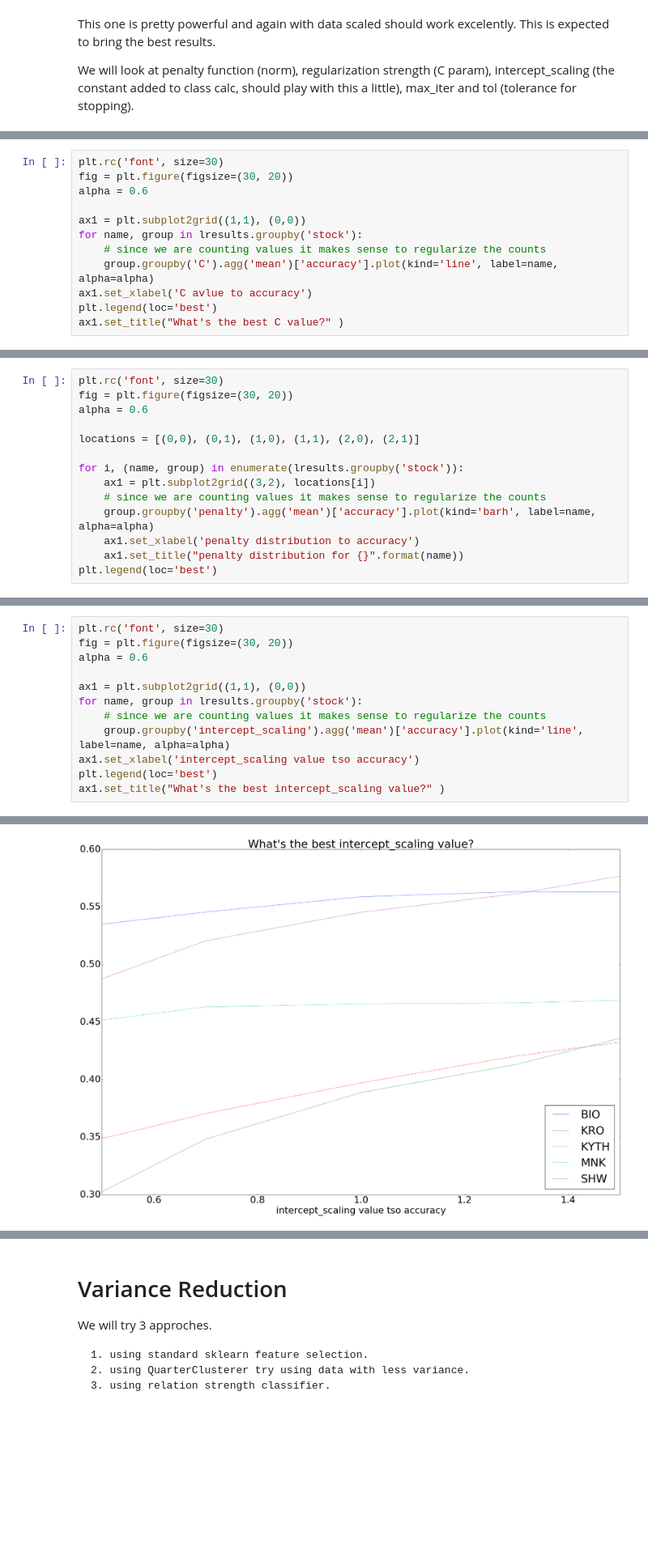
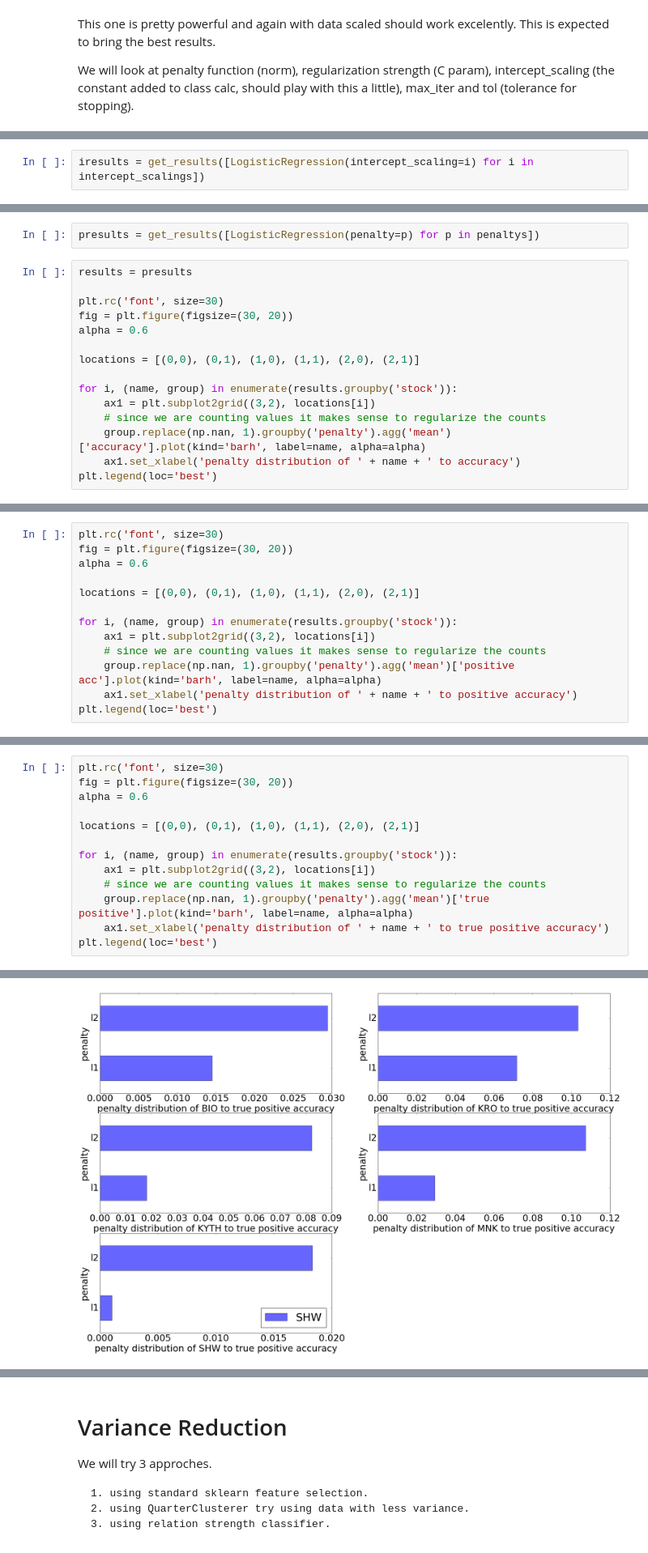
Before and after one commit to eytans/Stockifier, a Jupyter notebook: Logistic Regression.ipynb, the cells around one changed output, grey strips where cells are left out. Shown at 81% size. Drawn from its saved outputs; the diff is of its cells as text; blank space fills up the shorter version.

Commit message:
updated logistic regression notebook
Signed-off-by: Eytan Singher <eytan.singher@gmail.com>

```diff
--- a/Logistic Regression.ipynb
+++ b/Logistic Regression.ipynb
@@ -112,0 +158,2 @@ lresults = DataFrame(data, columns=('C', 'penalty', 'intercept_scaling', 'max_it
+# %%
+iresults = get_results([LogisticRegression(intercept_scaling=i) for i in intercept_scalings])
@@ -113,13 +189,18 @@ lresults = DataFrame(data, columns=('C', 'penalty', 'intercept_scaling', 'max_it
+# %%
+presults = get_results([LogisticRegression(penalty=p) for p in penaltys])
 # %%
+results = presults
+
 plt.rc('font', size=30)
 fig = plt.figure(figsize=(30, 20))
 alpha = 0.6
 
-ax1 = plt.subplot2grid((1,1), (0,0))
-for name, group in lresults.groupby('stock'):
+locations = [(0,0), (0,1), (1,0), (1,1), (2,0), (2,1)]
+
+for i, (name, group) in enumerate(results.groupby('stock')):
+    ax1 = plt.subplot2grid((3,2), locations[i])
     # since we are counting values it makes sense to regularize the counts
-    group.groupby('C').agg('mean')['accuracy'].plot(kind='line', label=name, alpha=alpha)
-ax1.set_xlabel('C avlue to accuracy')
+    group.replace(np.nan, 1).groupby('penalty').agg('mean')['accuracy'].plot(kind='barh', label=name, alpha=alpha)
+    ax1.set_xlabel('penalty distribution of ' + name + ' to accuracy')
 plt.legend(loc='best')
-ax1.set_title("What's the best C value?" )
 # %% [output]
@@ -132,12 +213,11 @@ alpha = 0.6
 
 locations = [(0,0), (0,1), (1,0), (1,1), (2,0), (2,1)]
 
-for i, (name, group) in enumerate(lresults.groupby('stock')):
+for i, (name, group) in enumerate(results.groupby('stock')):
     ax1 = plt.subplot2grid((3,2), locations[i])
     # since we are counting values it makes sense to regularize the counts
-    group.groupby('penalty').agg('mean')['accuracy'].plot(kind='barh', label=name, alpha=alpha)
-    ax1.set_xlabel('penalty distribution to accuracy')
-    ax1.set_title("penalty distribution for {}".format(name))
+    group.replace(np.nan, 1).groupby('penalty').agg('mean')['positive acc'].plot(kind='barh', label=name, alpha=alpha)
+    ax1.set_xlabel('penalty distribution of ' + name + ' to positive accuracy')
 plt.legend(loc='best')
 # %% [output]
 <matplotlib.legend.Legend at 0x...>
@@ -147,11 +227,12 @@ plt.rc('font', size=30)
 fig = plt.figure(figsize=(30, 20))
 alpha = 0.6
 
-ax1 = plt.subplot2grid((1,1), (0,0))
-for name, group in lresults.groupby('stock'):
+locations = [(0,0), (0,1), (1,0), (1,1), (2,0), (2,1)]
+
+for i, (name, group) in enumerate(results.groupby('stock')):
+    ax1 = plt.subplot2grid((3,2), locations[i])
     # since we are counting values it makes sense to regularize the counts
-    group.groupby('intercept_scaling').agg('mean')['accuracy'].plot(kind='line', label=name, alpha=alpha)
-ax1.set_xlabel('intercept_scaling value tso accuracy')
+    group.replace(np.nan, 1).groupby('penalty').agg('mean')['true positive'].plot(kind='barh', label=name, alpha=alpha)
+    ax1.set_xlabel('penalty distribution of ' + name + ' to true positive accuracy')
 plt.legend(loc='best')
-ax1.set_title("What's the best intercept_scaling value?" )
 # %% [output]
@@ -159 +240 @@ ax1.set_title("What's the best intercept_scaling value?" )
-[figure, old version]
+[figure, new version]
```
Also changed, not shown: parts of 24 cells of this notebook.
